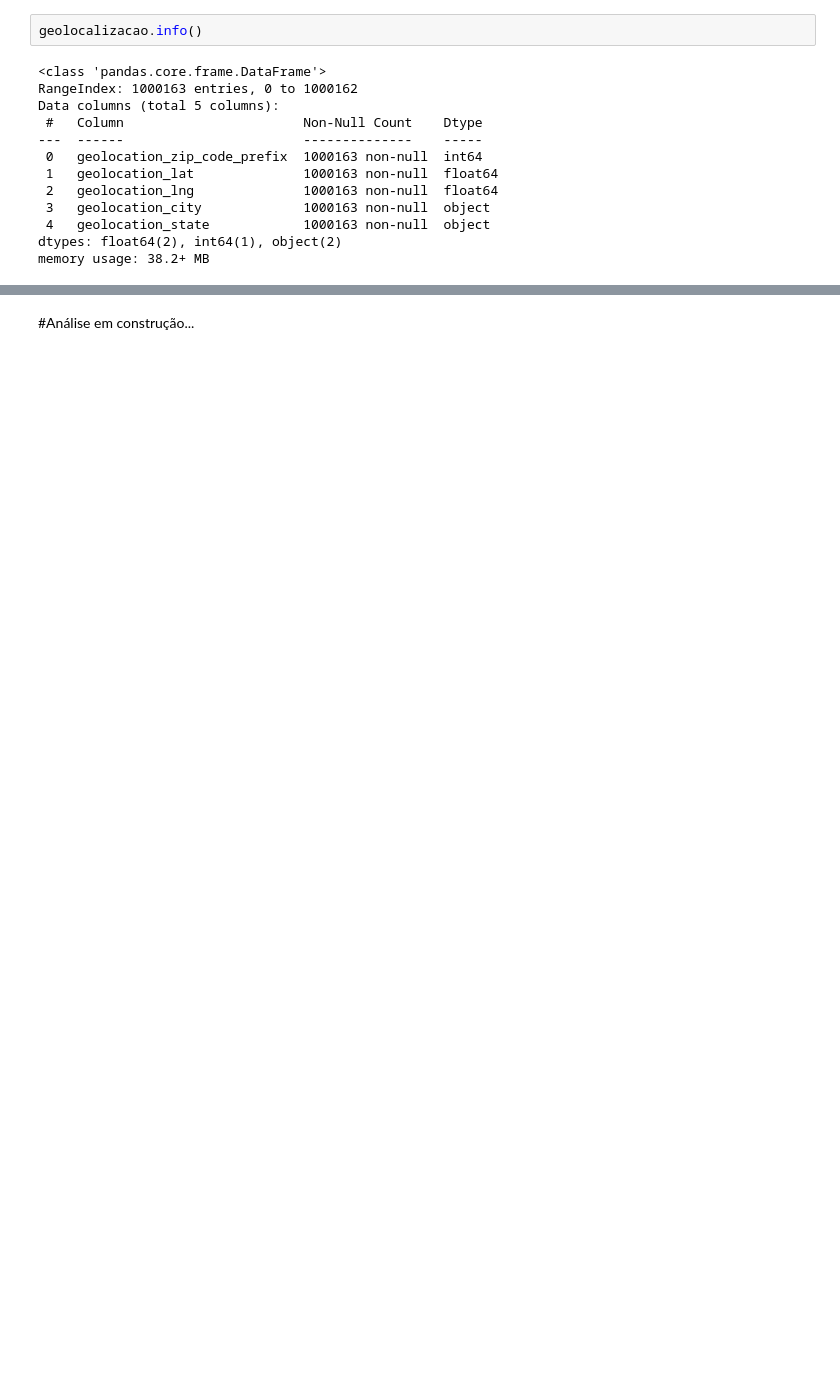
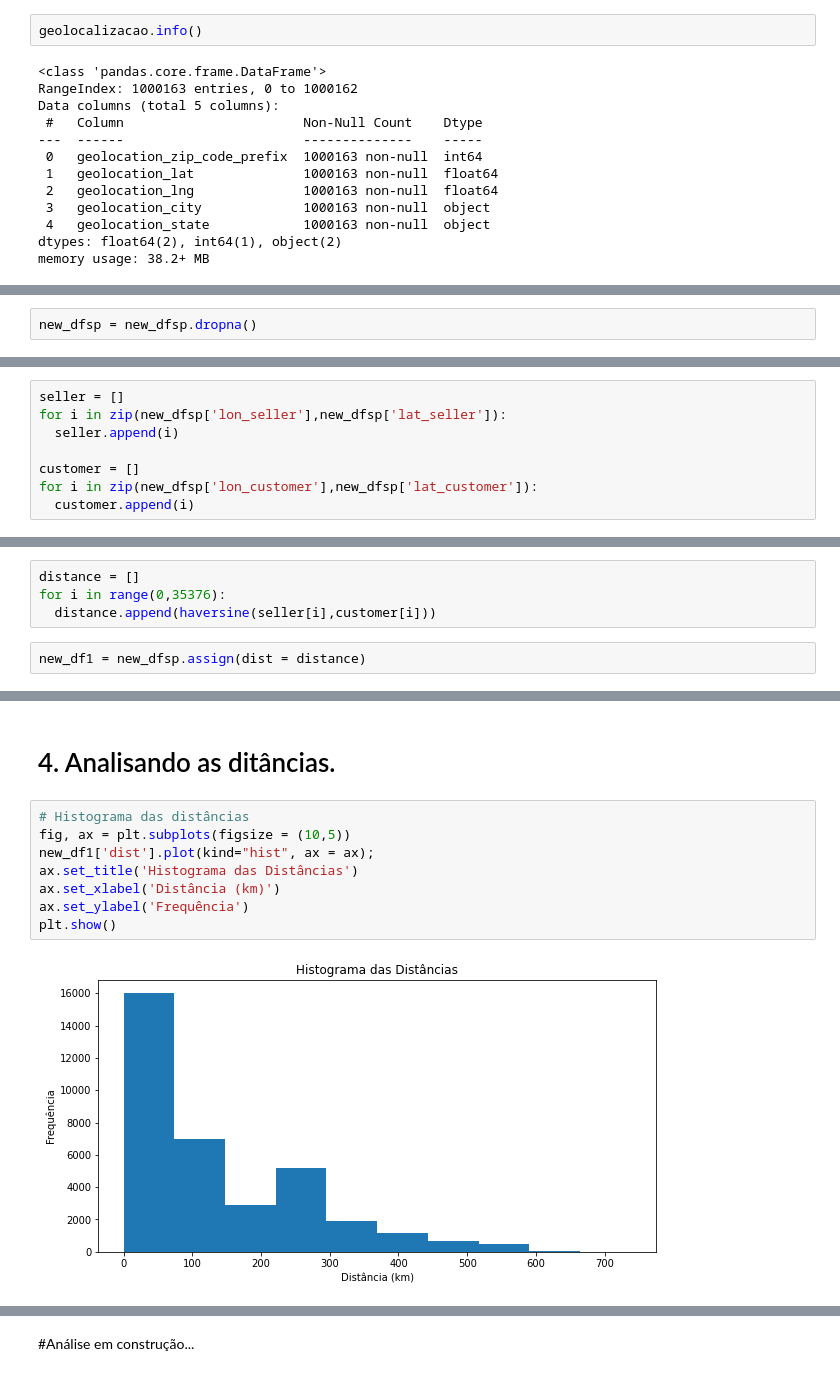
Before and after one commit to ronaldolg26/Efeito_drones_saopaulo, a Jupyter notebook: Drone_ecommerce.ipynb, the cells around one changed output, grey strips where cells are left out. Cells and saved outputs as stored; diff of their text form; blank space fills up the shorter version.

```diff
--- a/Drone_ecommerce.ipynb
+++ b/Drone_ecommerce.ipynb
@@ -275,0 +299,2 @@ dfsp1.head()
+# %%
+new_dfsp = new_dfsp.dropna()
@@ -275,0 +341,8 @@ dfsp1.head()
+# %%
+seller = []
+for i in zip(new_dfsp['lon_seller'],new_dfsp['lat_seller']):
+  seller.append(i)
+
+customer = []
+for i in zip(new_dfsp['lon_customer'],new_dfsp['lat_customer']):
+  customer.append(i)
@@ -275,0 +356,6 @@ dfsp1.head()
+# %%
+distance = []
+for i in range(0,35376):
+  distance.append(haversine(seller[i],customer[i]))
+# %%
+new_df1 = new_dfsp.assign(dist = distance)
@@ -275,0 +371,12 @@ dfsp1.head()
+# %% [markdown]
+# 4. Analisando as ditâncias.
+# %%
+# Histograma das distâncias
+fig, ax = plt.subplots(figsize = (10,5))
+new_df1['dist'].plot(kind="hist", ax = ax);
+ax.set_title('Histograma das Distâncias')
+ax.set_xlabel('Distância (km)')
+ax.set_ylabel('Frequência')
+plt.show()
+# %% [output]
+[figure, added]
```
Also changed, not shown: parts of 39 cells of this notebook.
